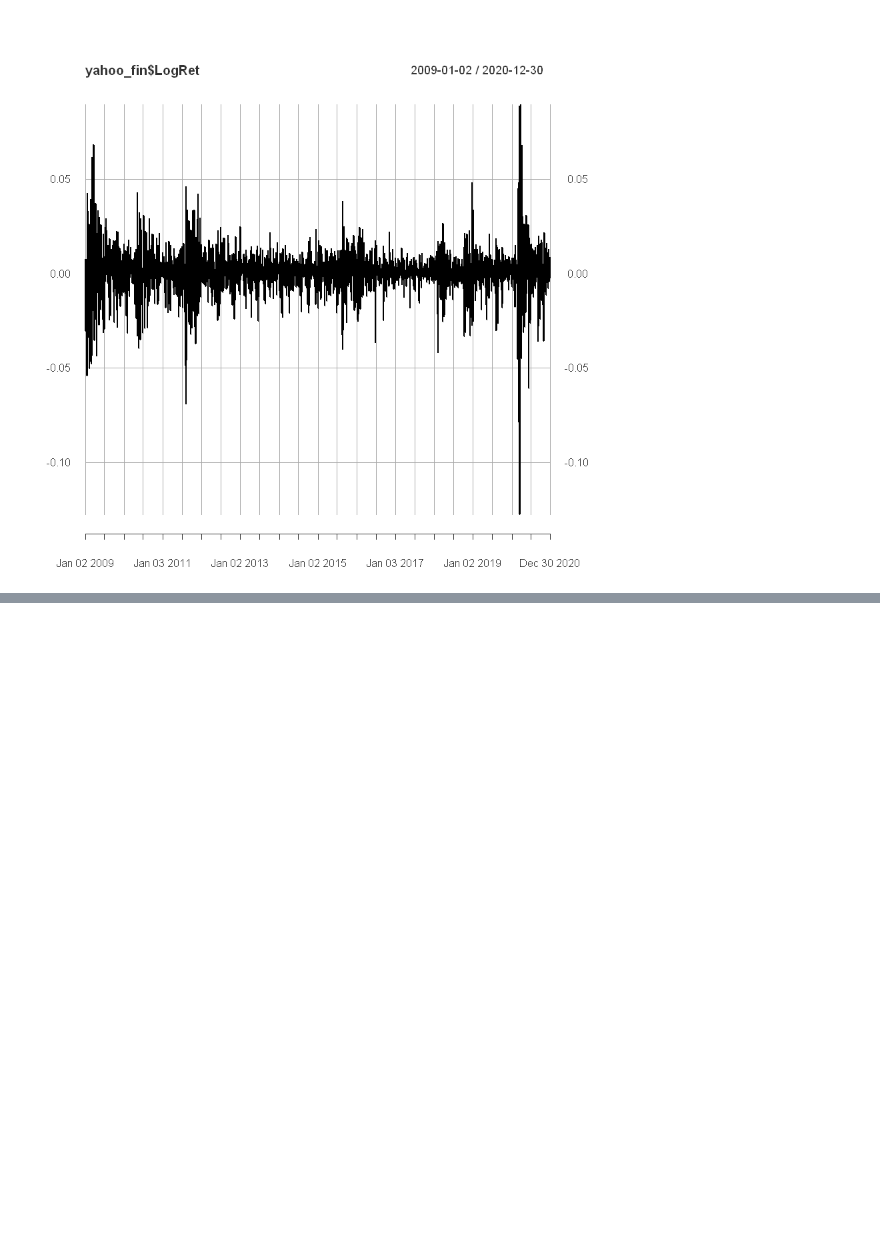
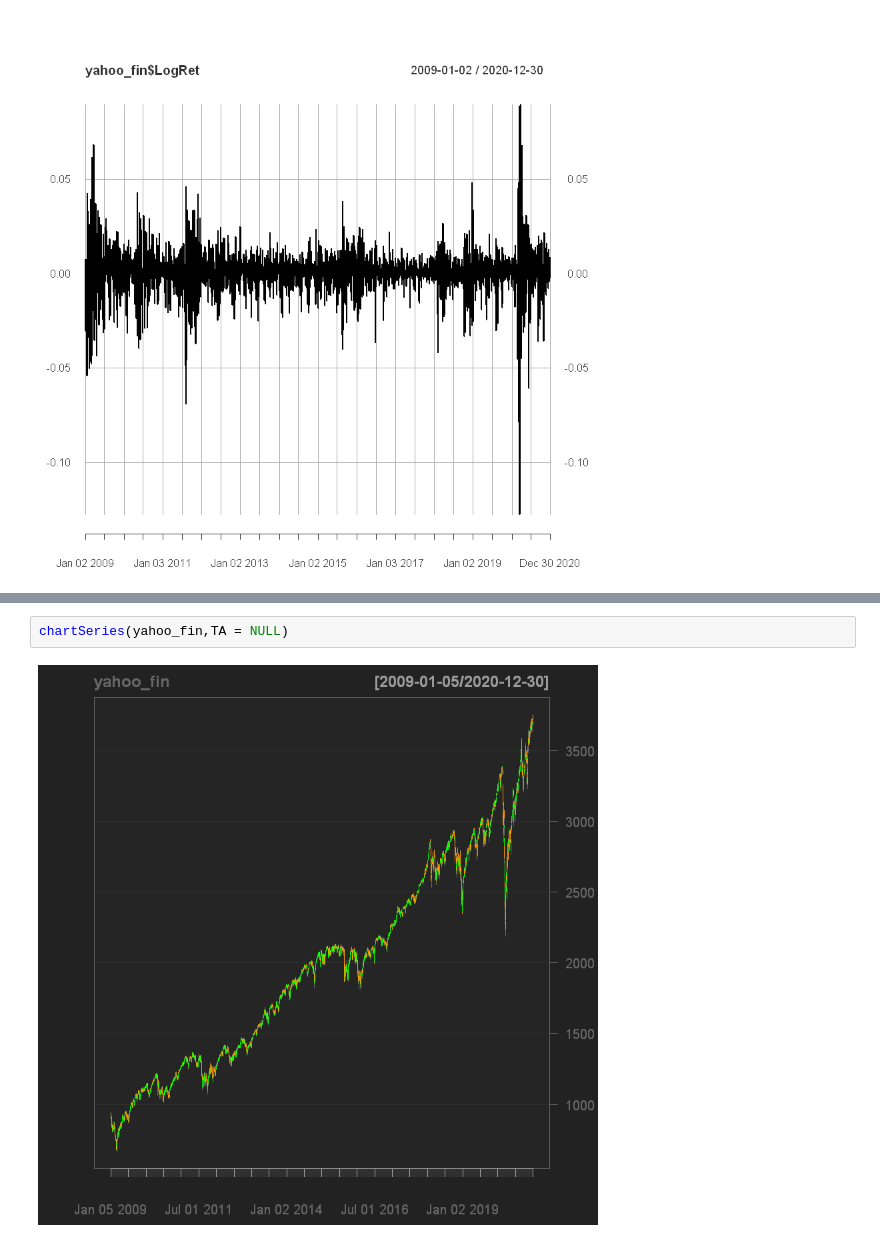
Before and after one commit to syedirfanx/time-series-analysis, a Jupyter notebook: time-series-analysis-using-R.ipynb, the cells around one changed output, grey strips where cells are left out. Saved outputs shown, nothing was run; the diff lists cells and outputs as text; blank space fills up the shorter version.

Commit message:
Update time series analysis

```diff
--- a/time-series-analysis-using-R.ipynb
+++ b/time-series-analysis-using-R.ipynb
@@ -40,0 +41,4 @@ acf(yahoo_fin_ts)
+# %%
+chartSeries(yahoo_fin,TA = NULL)
+# %% [output]
+[figure, added]
```
Also changed, not shown: parts of 5 cells of this notebook.
